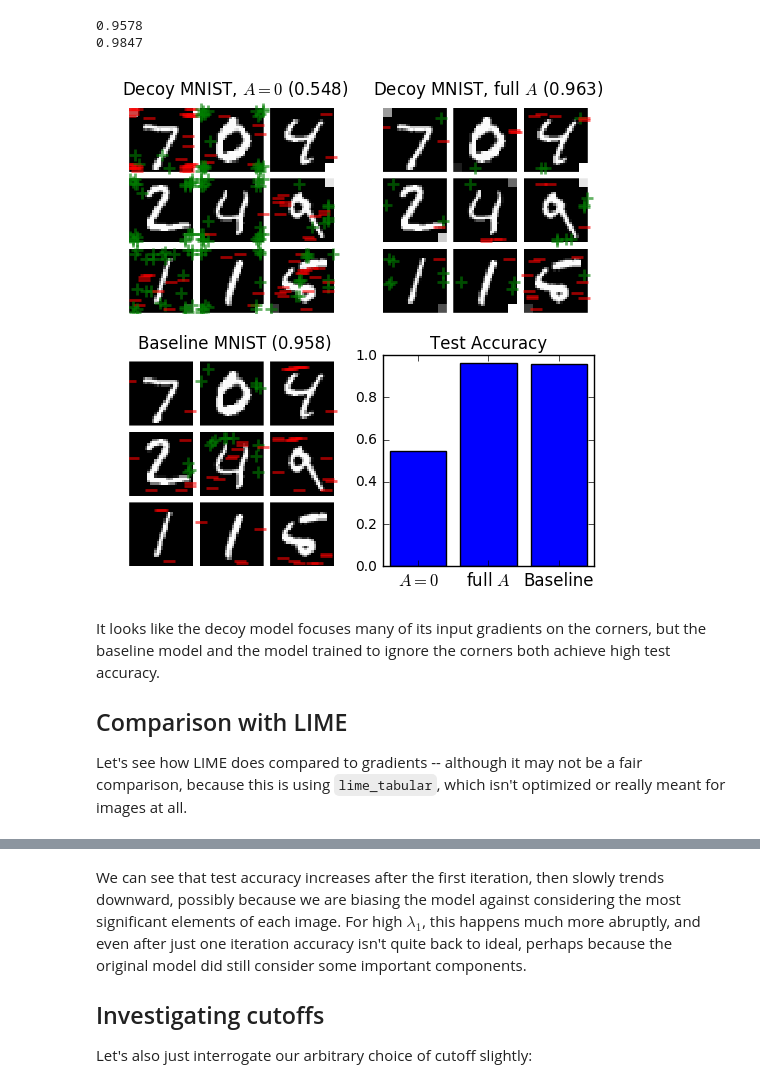
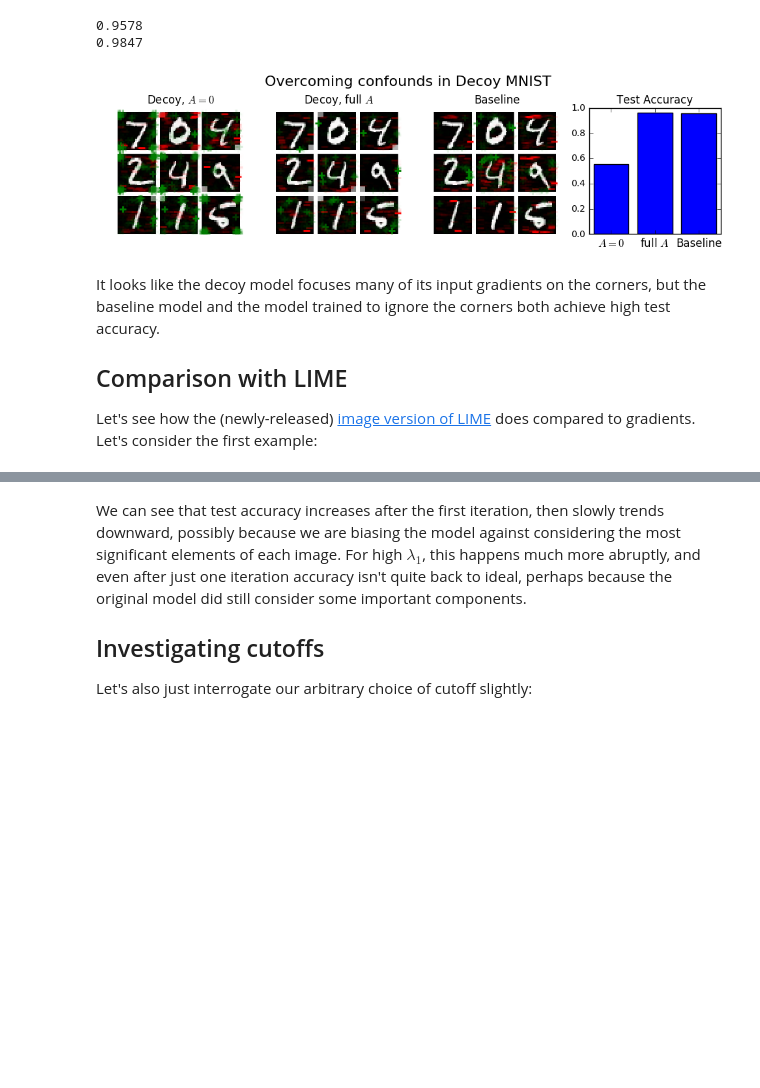
Before and after one commit to dtak/rrr, a Jupyter notebook: experiments/Decoy MNIST.ipynb, the cells around one changed output, grey strips where cells are left out. Saved outputs shown, nothing was run; the diff lists cells and outputs as text; code cells hidden in the pictures; blank space fills up the shorter version.

Commit message:
update figures with new analyses

```diff
--- a/experiments/Decoy MNIST.ipynb
+++ b/experiments/Decoy MNIST.ipynb
@@ -64,30 +64,31 @@ model_names = ['$A=0$', 'full $A$', 'Baseline']
 # %%
 def explain(model, title='', length=3, i=0, Xt=Xt, **kwargs):
   plt.title(title)
   explanation_grid(model.grad_explain(Xt[i:i+length*length]), (28,28), length, **kwargs)
-
-plt.figure(figsize=(6,6))
-plt.subplot(221)
-explain(mlp_normal, 'Decoy MNIST, $A=0$ ({:.3f})'.format(test_scores[0]))
-plt.subplot(222)
-explain(mlp_annotated, 'Decoy MNIST, full $A$ ({:.3f})'.format(test_scores[1]))
-plt.subplot(223)
-explain(mlp_nondecoy, 'Baseline MNIST ({:.3f})'.format(test_scores[2]), Xt=Xtr)
-
-plt.subplot(224)
+ii=0
+ss=50
+plt.figure(figsize=(12,2.5))
+plt.suptitle('Overcoming confounds in Decoy MNIST', y=1.1, fontsize=16)
+plt.subplot(141)
+explain(mlp_normal, 'Decoy, $A=0$',i=ii,size=ss)
+plt.subplot(142)
+explain(mlp_annotated, 'Decoy, full $A$',i=ii,size=ss)
+plt.subplot(143)
+explain(mlp_nondecoy, 'Baseline', Xt=Xtr,i=ii,size=ss)
+plt.subplot(144)
 plt.title('Test Accuracy')
 plt.bar(np.arange(len(test_scores))+0.1, test_scores)
 plt.gca().set_xticks([0.5,1.5,2.5])
 plt.gca().set_xticklabels(model_names, fontsize=12)
 plt.xlim(0,3)
 plt.ylim(0,1)
 
 plt.show()
 # %% [output]
-[figure, old version]
+[figure, new version]
 # %% [markdown]
 It looks like the decoy model focuses many of its input gradients on the corners, but the baseline model and the model trained to ignore the corners both achieve high test accuracy.
 
 ## Comparison with LIME
 
-Let's see how LIME does compared to gradients -- although it may not be a fair comparison, because this is using `lime_tabular`, which isn't optimized or really meant for images at all.
+Let's see how the (newly-released) [image version of LIME](http://marcotcr.github.io/lime/tutorials/Tutorial%20-%20images.html) does compared to gradients. Let's consider the first example:
```
Also changed, not shown: parts of 17 cells of this notebook, 8 other files.
